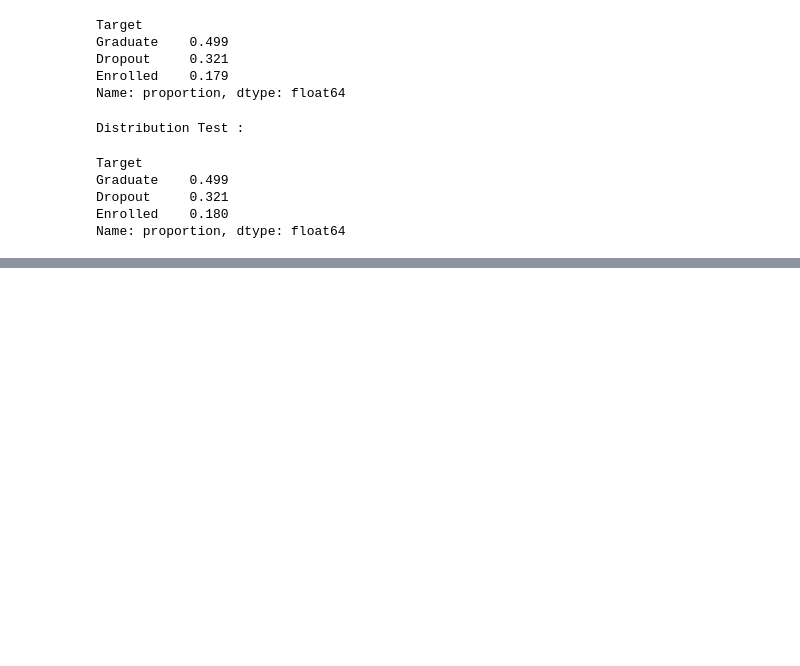
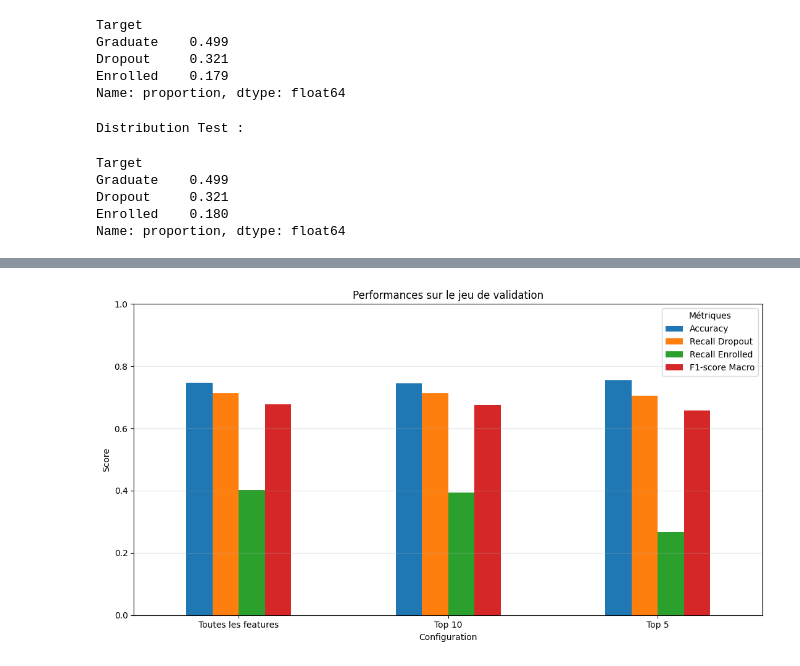
Before and after one commit to nourmiyy03/Student_Dropout_Project_ML, a Jupyter notebook: notebooks/01_exploration_pretraitement.ipynb, the cells around one changed output, grey strips where cells are left out. Cells and saved outputs as stored; diff of their text form; code cells hidden in the pictures; blank space fills up the shorter version.

```diff
--- a/notebooks/01_exploration_pretraitement.ipynb
+++ b/notebooks/01_exploration_pretraitement.ipynb
@@ -1032,10 +785,0 @@ Tester notre arbre
-# %%
-# Prédiction sur les données de test
-y_pred = predict(decision_tree, X_test_tree)
-
-# Affichage des premières prédictions
-print("Premières prédictions :")
-print(y_pred.head(10))
-
-print("\nClasses réelles :")
-print(y_test_tree.head(10))
@@ -2182,0 +984,22 @@ L'entropie pondérée tient compte du poids attribué à chaque classe pour mesu
+# %%
+top_5_features = importance_df.head(5)["Feature"].tolist()
+top_10_features = importance_df.head(10)["Feature"].tolist()
+all_features = X_subtrain.columns.tolist()
+
+feature_configurations = {
+    "Top 5": top_5_features,
+    "Top 10": top_10_features,
+    "Toutes les features": all_features
+}
+
+config_types = {
+    name: {
+        "categorical": [col for col in categorical_cols if col in features],
+        "numerical": [col for col in numerical_cols if col in features]
+    }
+    for name, features in feature_configurations.items()
+}
+
+for name, features in feature_configurations.items():
+    print(f"{name} ({len(features)} variables) :")
+    print(features)
@@ -2182,0 +1058,14 @@ L'entropie pondérée tient compte du poids attribué à chaque classe pour mesu
+# %%
+comparison_plot = comparison_df.set_index("Configuration")[
+    ["Accuracy", "Recall Dropout", "Recall Enrolled", "F1-score Macro"]
+]
+comparison_plot.plot(kind="bar", figsize=(11, 6), ylim=(0, 1), rot=0)
+plt.title("Performances sur le jeu de validation")
+plt.xlabel("Configuration")
+plt.ylabel("Score")
+plt.legend(title="Métriques")
+plt.grid(axis="y", alpha=0.3)
+plt.tight_layout()
+plt.show()
+# %% [output]
+[figure, added]
```
Also changed, not shown: parts of 193 cells of this notebook, 6 other files.
